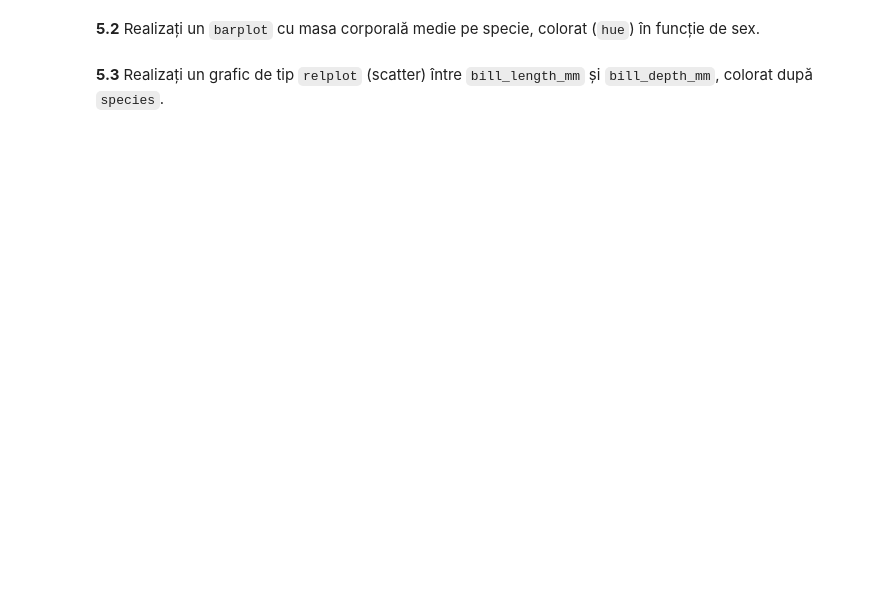
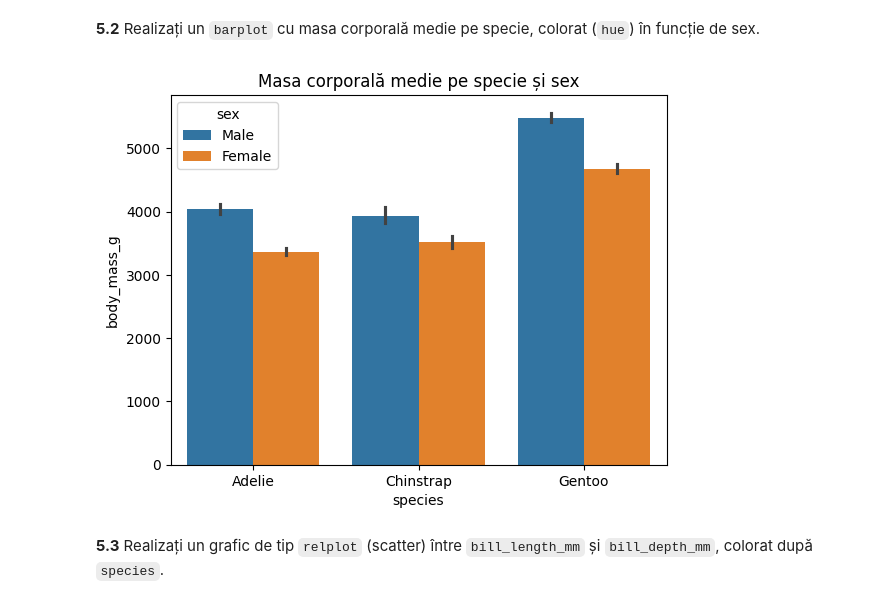
Before and after one commit to alexmaroiu24/ML-Seminar-MaroiuAlexandru, a Jupyter notebook: Maroiu_Alexandru_Tema_Laborator_2_ML.ipynb, the cells around one changed output. Cells and saved outputs as stored; diff of their text form; code cells hidden in the pictures; blank space fills up the shorter version.

```diff
--- a/Maroiu_Alexandru_Tema_Laborator_2_ML.ipynb
+++ b/Maroiu_Alexandru_Tema_Laborator_2_ML.ipynb
@@ -242,6 +254,11 @@ dtype: int64
 **5.2** Realizați un `barplot` cu masa corporală medie pe specie, colorat (`hue`) în funcție de sex.
 # %%
 # TODO 5.2
+sns.barplot(data=penguins_clean, x='species', y='body_mass_g', hue='sex')
+plt.title('Masa corporală medie pe specie și sex')
+plt.show()
+# %% [output]
+[figure, added]
 # %% [markdown]
 **5.3** Realizați un grafic de tip `relplot` (scatter) între `bill_length_mm` și `bill_depth_mm`, colorat după `species`.
 # %%
```
Also changed, not shown: parts of 6 cells of this notebook.
